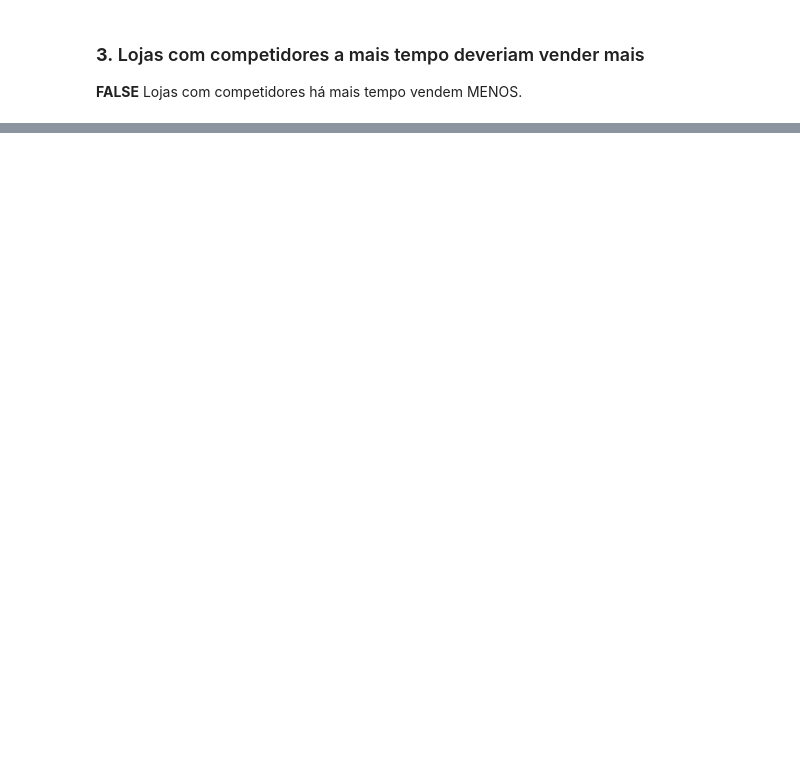
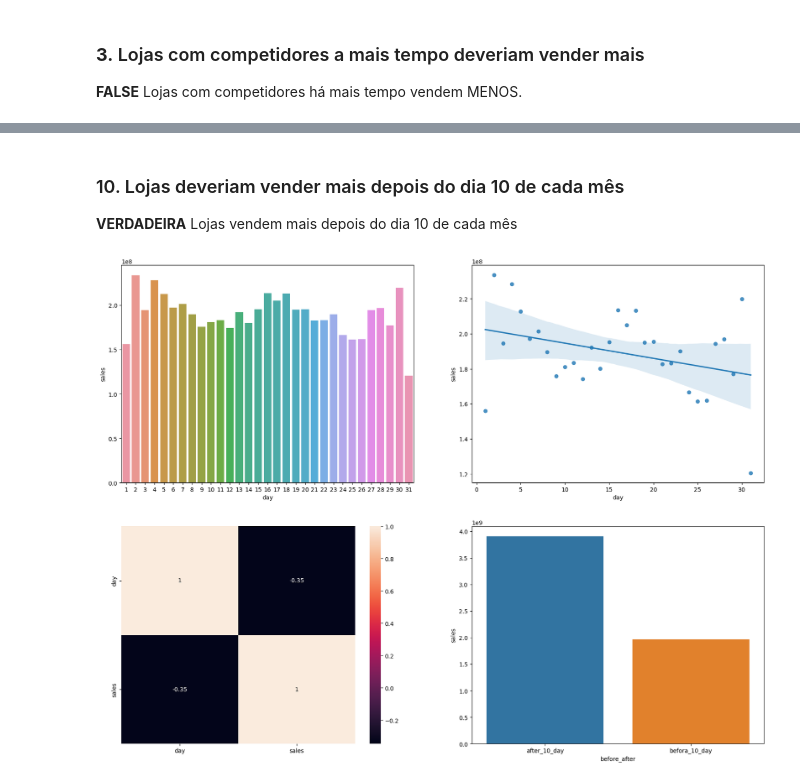
Before and after one commit to thaisagoveia/ds_producao, a Jupyter notebook: m004_v01_store_sales_predictio.ipynb, the cells around one changed output, grey strips where cells are left out. Saved outputs shown, nothing was run; the diff lists cells and outputs as text; code cells hidden in the pictures; blank space fills up the shorter version.

```diff
--- a/m004_v01_store_sales_predictio.ipynb
+++ b/m004_v01_store_sales_predictio.ipynb
@@ -717,0 +772,22 @@ ax.legend(labels =['Tradicional & Extendida', 'Extendida']);
+# %% [markdown]
+### 10. Lojas deveriam vender mais depois do dia 10 de cada mês
+
+**VERDADEIRA** Lojas vendem mais depois do dia 10 de cada mês
+# %%
+aux16 = df4[['day', 'sales']].groupby('day').sum().reset_index()
+
+plt.subplot(2,2,1)
+sns.barplot(x='day', y='sales', data=aux16);
+
+plt.subplot(2,2,2)
+sns.regplot(x='day', y='sales', data=aux16);
+
+plt.subplot(2,2,3)
+sns.heatmap(aux16.corr(method = 'pearson'), annot=True)
+
+plt.subplot(2,2,4)
+aux16['before_after'] = aux16['day'].apply(lambda x: 'befora_10_day' if x <= 10 else 'after_10_day')
+aux17 = aux16[['before_after', 'sales']].groupby('before_after').sum().reset_index()
+sns.barplot(x='before_after', y='sales', data=aux17);
+# %% [output]
+[figure, added]
```
Also changed, not shown: parts of 25 cells of this notebook.
